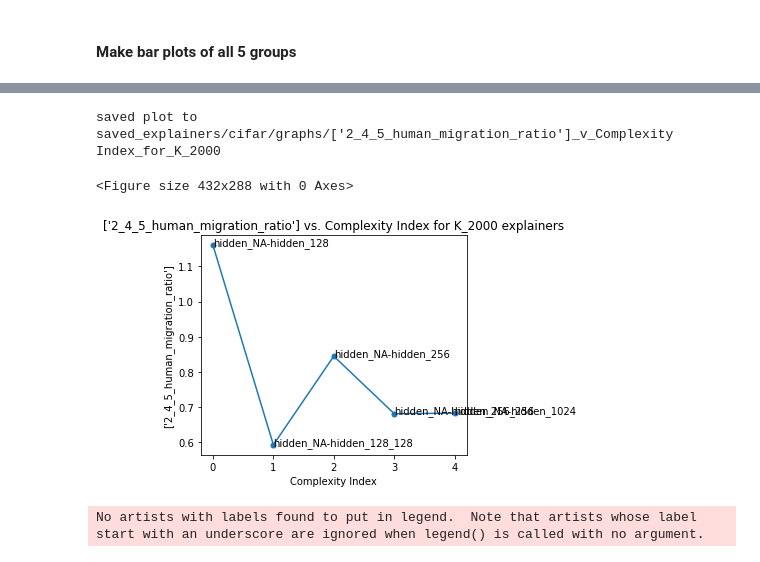
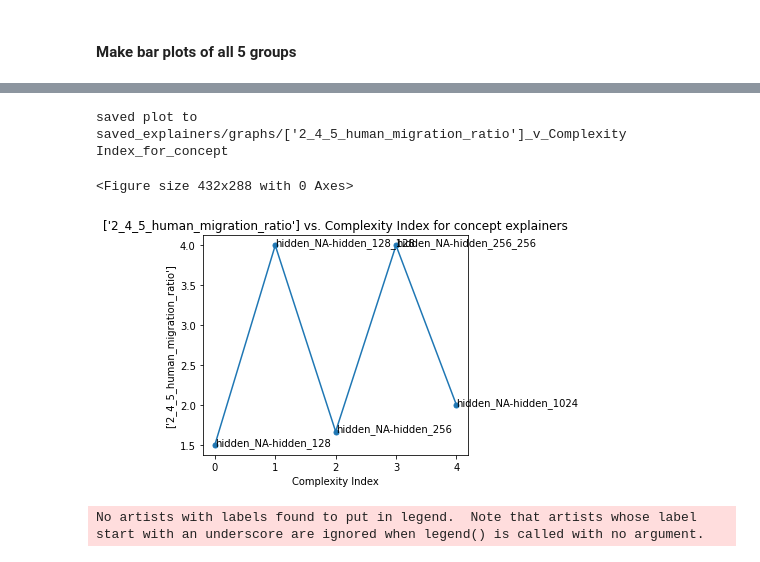
Before and after one commit to allisonchen23/explain-alignment, a Jupyter notebook: general_5_way_breakdown.ipynb, the cells around one changed output, grey strips where cells are left out. Saved outputs shown, nothing was run; the diff lists cells and outputs as text; code cells hidden in the pictures.

```diff
--- a/general_5_way_breakdown.ipynb
+++ b/general_5_way_breakdown.ipynb
@@ -991,2 +1168,40 @@ Saved migration_df to saved_explainers/cifar/migration_SIFT2000.csv
 
 [5 rows x 39 columns]
+# %%
+# Plot the # samples becoming aligned, # samples becoming misaligned, net # samples becoming aligned
+xlabel = 'Complexity Index'
+# ylabels = ['4_2', '2_4']
+ylabels = ['5_4', '4_5']
+ylabels = ['5_2', '2_5']
+constant = 'K_500'
+# verify constant in all paths
+for f, t in zip(migration_df['from'], migration_df['to']):
+    assert constant in f and constant in t, "constant {} not found in from ({}) or to({})".format(constant, f, t)
+if xlabel == 'Complexity Index':
+    xs = [[i for i in range(len(migration_df))] for itr in range(len(ylabels))]
+    ys = [migration_df[ylab].to_numpy() for ylab in ylabels]
+    froms = migration_df['from'].to_list()
+    tos = migration_df['to'].to_list()
+    point_annotations = ['{}-{}'.format(os.path.basename(f), os.path.basename(t)) for f, t in zip(froms, tos)]
+else:
+    sorted_migration_df = migration_df.sort_values(xlabel)
+    xs = [sorted_migration_df[xlabel].to_numpy() for ylab in ylabels]
+    ys = [sorted_migration_df[ylab].to_numpy() for ylab in ylabels]
+    froms = sorted_migration_df['from'].to_list()
+    tos = sorted_migration_df['to'].to_list()
+    point_annotations = ['{}-{}'.format(os.path.basename(f), os.path.basename(t)) for f, t in zip(froms, tos)]
+print(ys)
+
+# Calculate difference
+ys.append(ys[0] - ys[1])
+xs.append(xs[0])
+plot(
+    xs=xs,
+    ys=ys,
+    labels=['Becoming Aligned', 'Becoming Misaligned', 'Net'],
+    # point_annotations=[point_annotations for i in range(len(ylabels))],
+    xlabel=xlabel,
+    ylabel='# Samples',
+    title='{} vs. {} for {} explainers'.format(ylabels, xlabel, constant))
+    # save_path=plot_save_path)
+# print("saved plot to {}".format(plot_save_path))
@@ -995,39 +1216,39 @@ xlabel = 'Complexity Index'
 # xlabel = 'total_change_percent'
 # ylabels = ['net_change_percent', 'total_change_percent']
 ylabels = ['2_4_5_human_migration_ratio']
-constant = 'K_2000'
+constant = 'concept'
 
 # verify constant in all paths
 for f, t in zip(migration_df['from'], migration_df['to']):
     assert constant in f and constant in t, "constant {} not found in from ({}) or to({})".format(constant, f, t)
 if xlabel == 'Complexity Index':
     xs = [[i for i in range(len(migration_df))] for itr in range(len(ylabels))]
     ys = [migration_df[ylab].to_numpy() for ylab in ylabels]
     froms = migration_df['from'].to_list()
     tos = migration_df['to'].to_list()
     point_annotations = ['{}-{}'.format(os.path.basename(f), os.path.basename(t)) for f, t in zip(froms, tos)]
 else:
     sorted_migration_df = migration_df.sort_values(xlabel)
     xs = [sorted_migration_df[xlabel].to_numpy() for ylab in ylabels]
     ys = [sorted_migration_df[ylab].to_numpy() for ylab in ylabels]
     froms = sorted_migration_df['from'].to_list()
     tos = sorted_migration_df['to'].to_list()
     point_annotations = ['{}-{}'.format(os.path.basename(f), os.path.basename(t)) for f, t in zip(froms, tos)]
 
 
 
 plot_save_path = os.path.join(vis_save_dir, '{}_v_{}_for_{}'.format(ylabels, xlabel, constant))
 plot(
     xs=xs,
     ys=ys,
     point_annotations=[point_annotations for i in range(len(ylabels))],
     xlabel=xlabel,
     ylabel=ylabels,
     title='{} vs. {} for {} explainers'.format(ylabels, xlabel, constant),
     save_path=plot_save_path)
 print("saved plot to {}".format(plot_save_path))
 # %% [output]
-saved plot to saved_explainers/cifar/graphs/['2_4_5_human_migration_ratio']_v_Complexity Index_for_K_2000
+saved plot to saved_explainers/graphs/['2_4_5_human_migration_ratio']_v_Complexity Index_for_concept
 <Figure size 432x288 with 0 Axes>
-[figure, old version]
+[figure, new version]
 # %%
```
Also changed, not shown: parts of 27 cells of this notebook, 7 other files.
